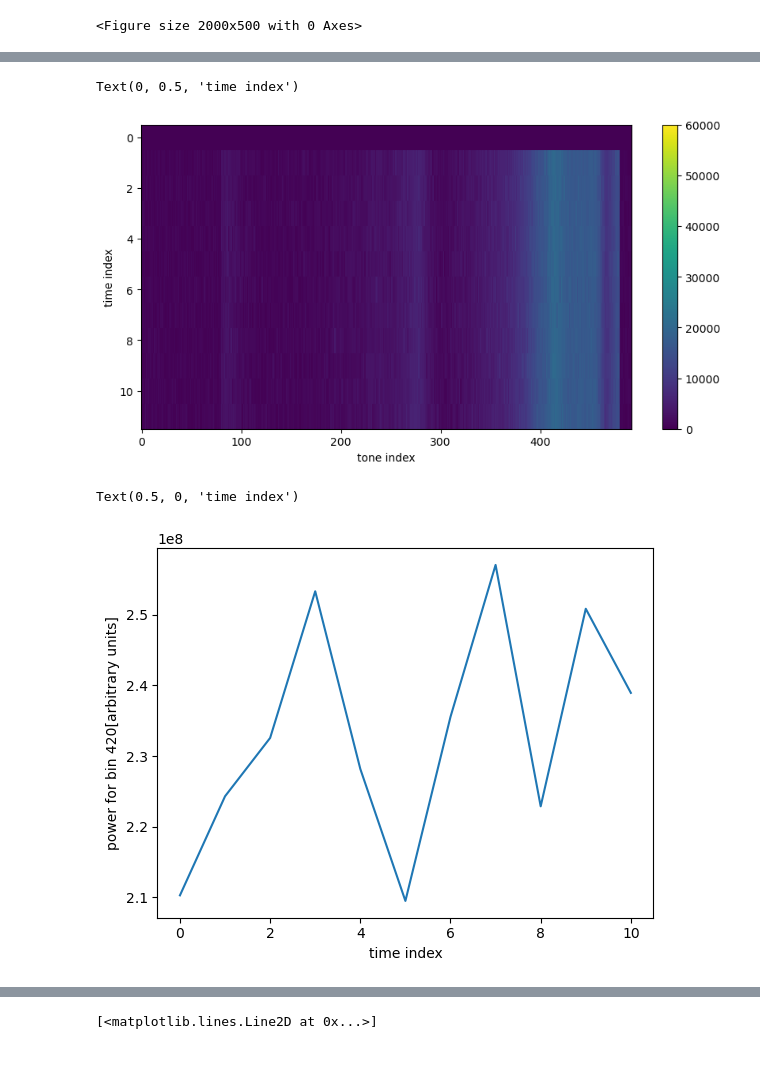
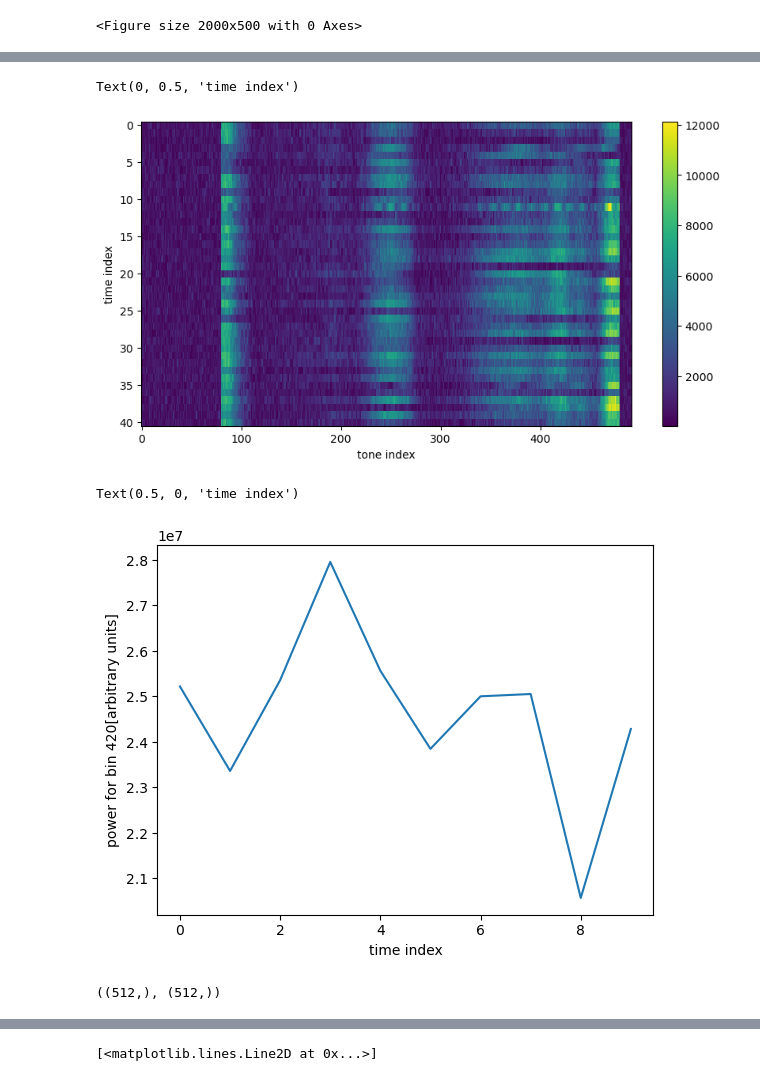
Before and after one commit to lusee-night/uncrater, a Jupyter notebook: calib_test.ipynb, the cells around one changed output, grey strips where cells are left out. Drawn from its saved outputs; the diff is of its cells as text; code cells hidden in the pictures.

```diff
--- a/calib_test.ipynb
+++ b/calib_test.ipynb
@@ -375,22 +437,25 @@ array([[6.19457069e+03, 6.12719348e+02, 1.77259696e+02, ...,
 # %%
-ch=1
+ch=3
 plt.figure(figsize=(10,5))
-plt.imshow(np.abs(C.calib_data[0:,ch,20:]),aspect='auto', interpolation='nearest', vmin=0, vmax=60000)
+plt.imshow(np.abs(C.calib_data[0:,ch,20:]),aspect='auto', interpolation='nearest')
 plt.colorbar()
 plt.xlabel('tone index')
 plt.ylabel('time index')
 # %% [output]
 Text(0, 0.5, 'time index')
-[figure, old version]
+[figure, new version]
 # %%
 plt.plot(np.abs(C.calib_data[1:,ch,420]**2))
 plt.ylabel('power for bin 420[arbitrary units]')
 plt.xlabel('time index')
 # %% [output]
 Text(0.5, 0, 'time index')
-[figure, old version]
+[figure, new version]
 # %%
-pcalib = phase_up(wf,calib_data_wf[1,:])
+pcalib = phase_up(wf,calib_data_wf[2,:])
+wf.shape, calib_data_wf[2,:].shape
+# %% [output]
+((512,), (512,))
 # %%
 #plt.plot(np.angle(calib_data[1,:]/wf))
 plt.plot(np.angle(pcalib/wf))
```
Also changed, not shown: parts of 30 cells of this notebook, 5 other files.
